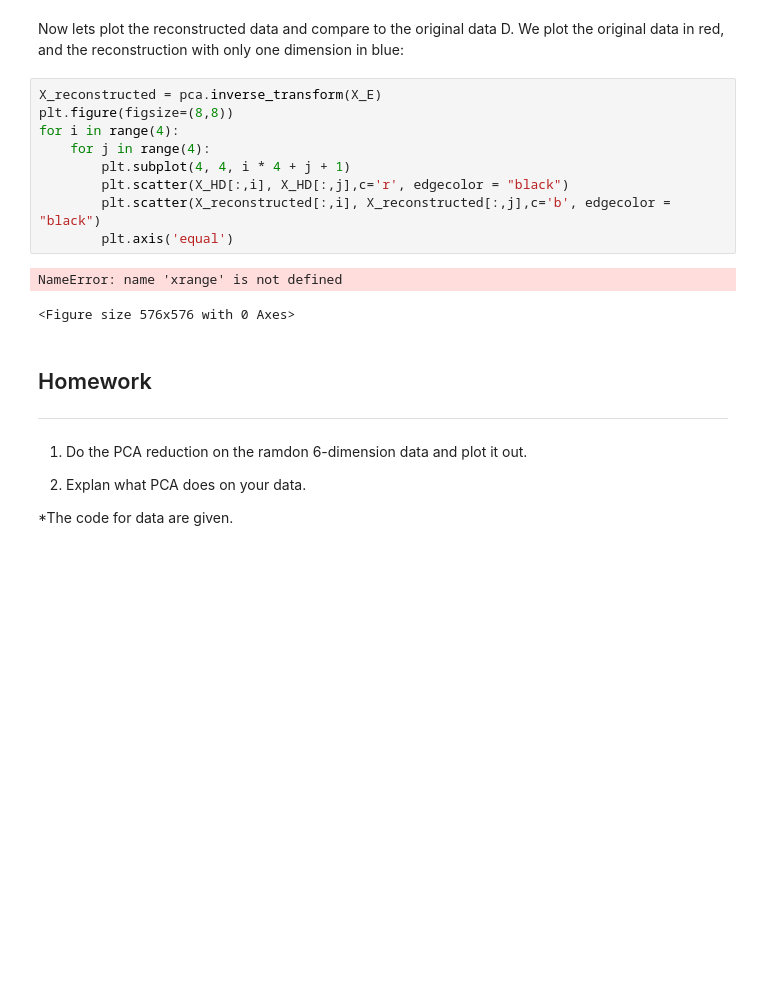
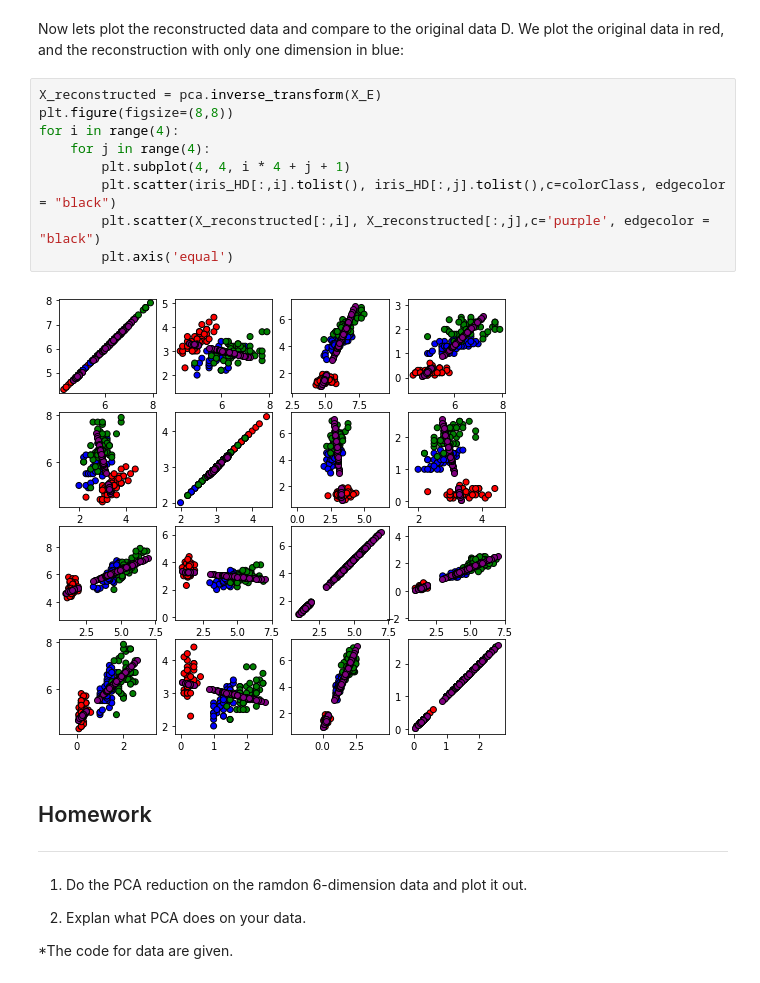
Before and after one commit to leondonglh/PCAresearch, a Jupyter notebook: PCA_Introduction.ipynb, the cells around one changed output. Cells and saved outputs as stored; diff of their text form; blank space fills up the shorter version.

```diff
--- a/PCA_Introduction.ipynb
+++ b/PCA_Introduction.ipynb
@@ -371,15 +377,14 @@ Now lets plot the reconstructed data and compare to the original data D. We plot
 # %%
 X_reconstructed = pca.inverse_transform(X_E)
 plt.figure(figsize=(8,8))
 for i in range(4):
     for j in range(4):
         plt.subplot(4, 4, i * 4 + j + 1)
-        plt.scatter(X_HD[:,i], X_HD[:,j],c='r', edgecolor = "black")
-        plt.scatter(X_reconstructed[:,i], X_reconstructed[:,j],c='b', edgecolor = "black")
+        plt.scatter(iris_HD[:,i].tolist(), iris_HD[:,j].tolist(),c=colorClass, edgecolor = "black")
+        plt.scatter(X_reconstructed[:,i], X_reconstructed[:,j],c='purple', edgecolor = "black")
         plt.axis('equal')
 # %% [output]
-NameError: name 'xrange' is not defined
-<Figure size 576x576 with 0 Axes>
+[figure, added]
 # %% [markdown]
 ## Homework
 - - - - - - --- --- - - - -- -- - -
```
Also changed, not shown: parts of 17 cells of this notebook.
